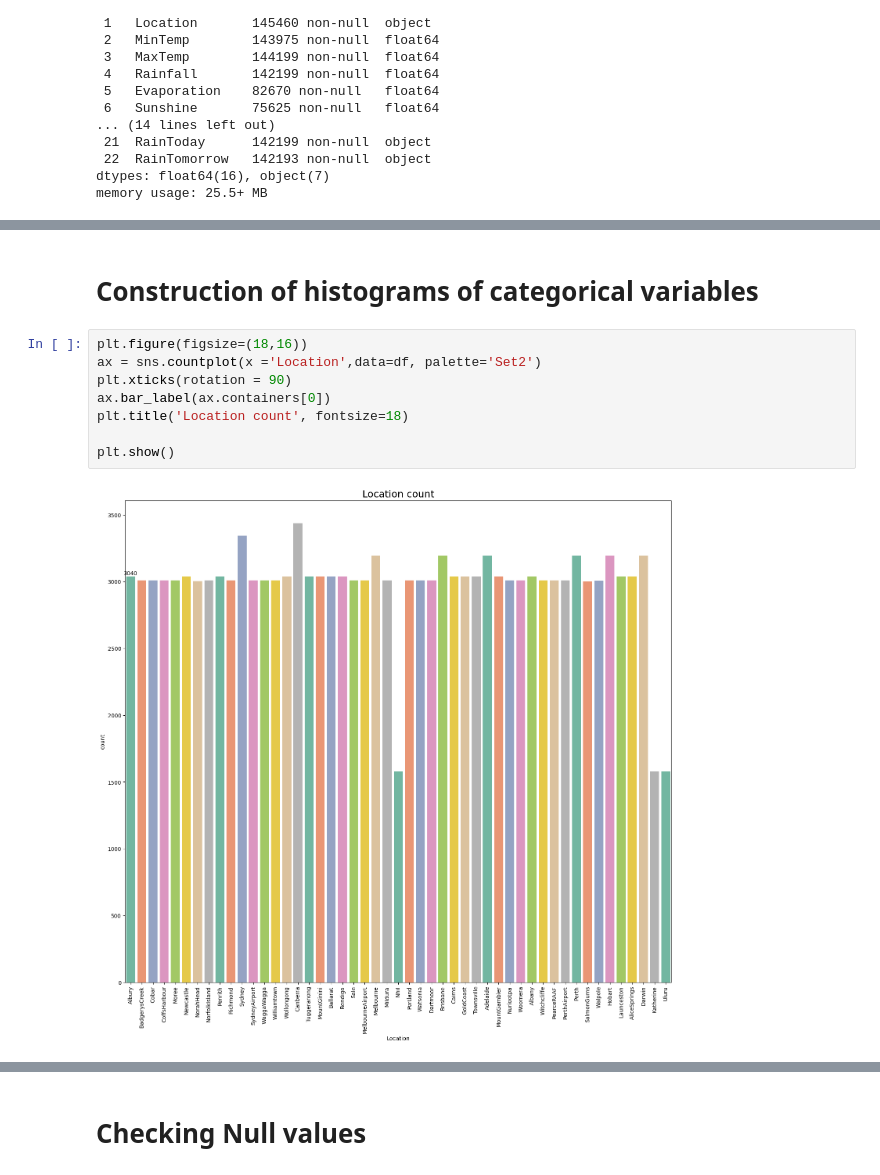
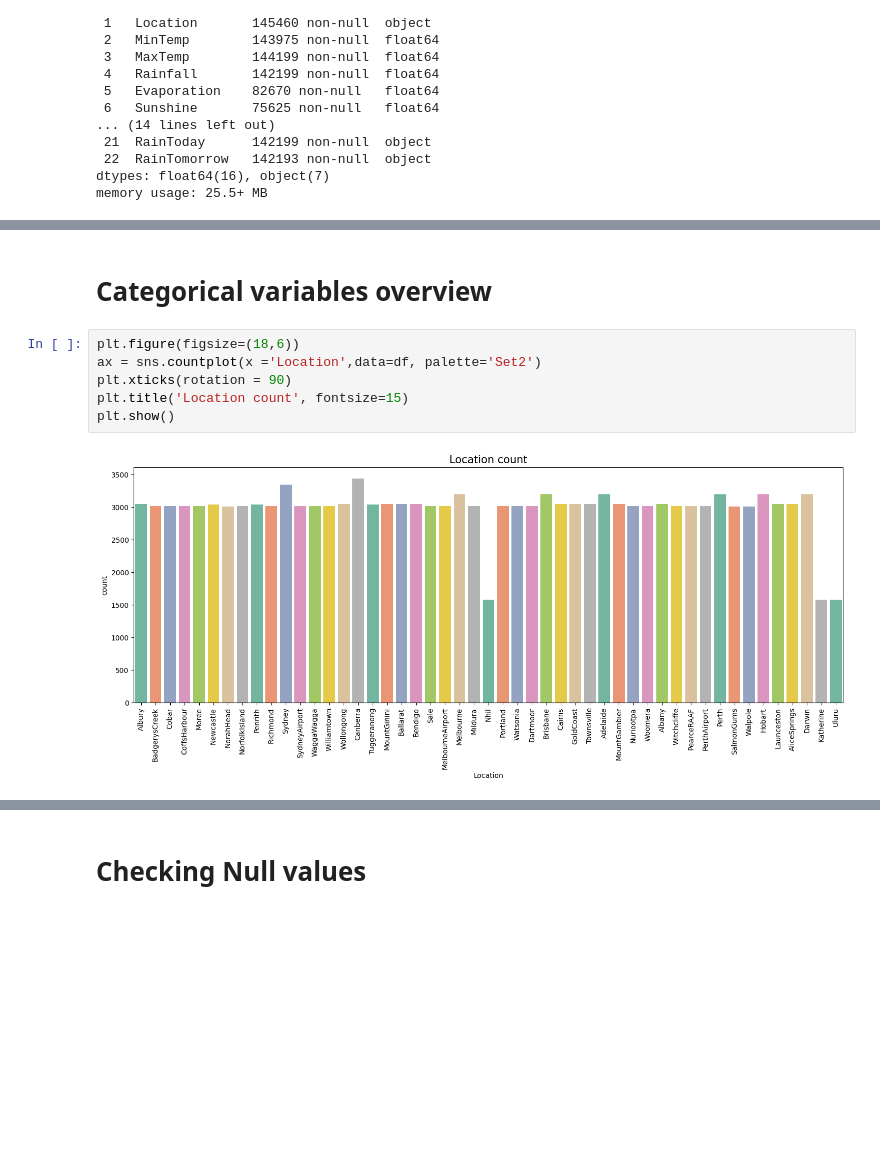
Before and after one commit to VladHolobyn/rain-in-australia-prediction, a Jupyter notebook: notebooks/data-preparation.ipynb, the cells around one changed output, grey strips where cells are left out. Saved outputs shown, nothing was run; the diff lists cells and outputs as text; blank space fills up the shorter version.

```diff
--- a/notebooks/data-preparation.ipynb
+++ b/notebooks/data-preparation.ipynb
@@ -101,14 +101,12 @@ for column in numeric_df.columns:
 ... (4 outputs left out)
-# %% [markdown]
-# **Construction of histograms of categorical variables**
+# %% [markdown]
+# **Categorical variables overview**
 # %%
-plt.figure(figsize=(18,16))
+plt.figure(figsize=(18,6))
 ax = sns.countplot(x ='Location',data=df, palette='Set2')
 plt.xticks(rotation = 90)
-ax.bar_label(ax.containers[0])
-plt.title('Location count', fontsize=18)
-
+plt.title('Location count', fontsize=15)
 plt.show()
 # %% [output]
-[figure, old version]
+[figure, new version]
 # %%
```
Also changed, not shown: parts of 30 cells of this notebook, 6 other files.
